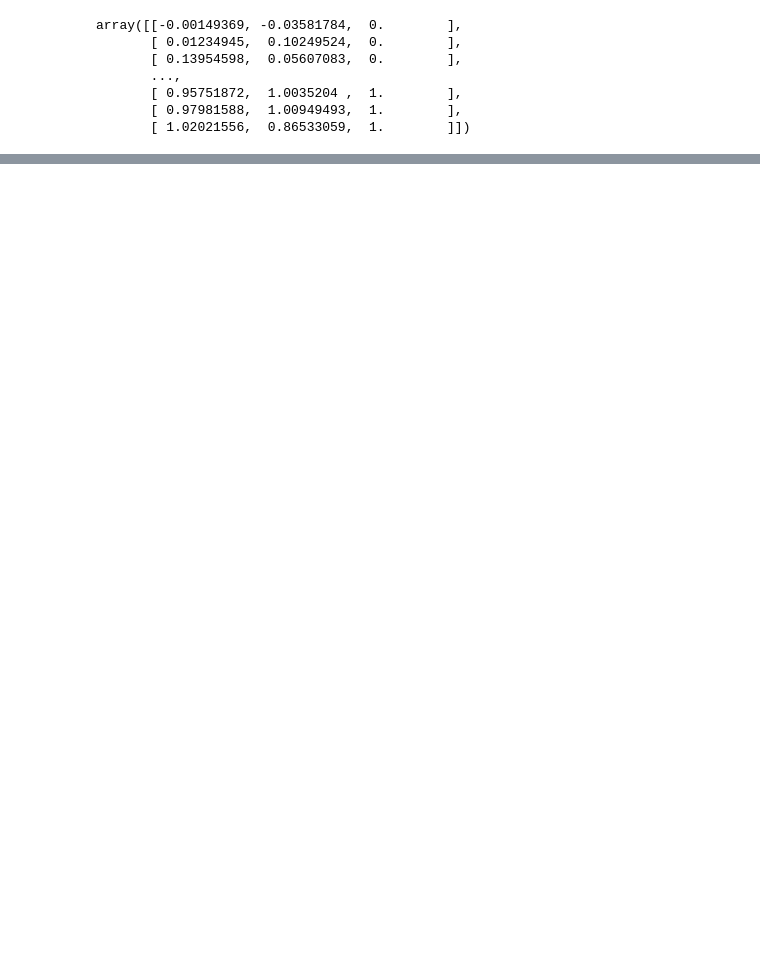
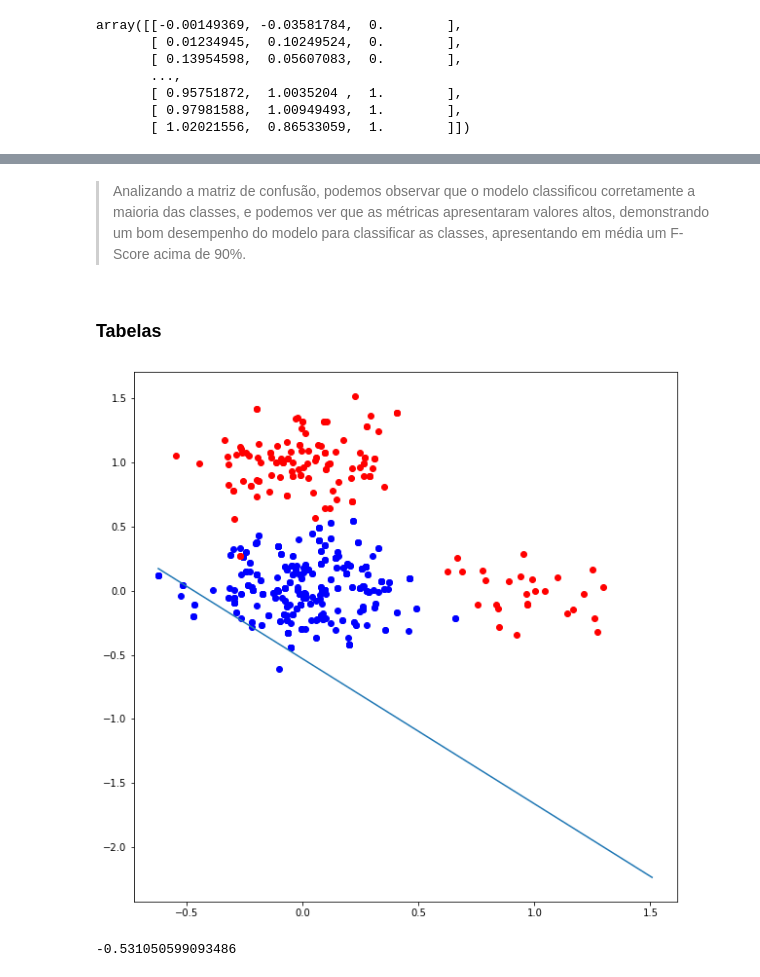
Before and after one commit to danilo-uea/RNA-2021.1-AA2.1, a Jupyter notebook: RNA_AA_2_1.ipynb, the cells around one changed output, grey strips where cells are left out. Saved outputs shown, nothing was run; the diff lists cells and outputs as text; code cells hidden in the pictures; blank space fills up the shorter version.

```diff
--- a/RNA_AA_2_1.ipynb
+++ b/RNA_AA_2_1.ipynb
@@ -371,0 +417,4 @@ Total de épocas:  10
+# %%
+path3 = "data/dataHoldout.txt"
+dataHoldout = import_data(path3)
+dataHoldout
@@ -371,0 +451,9 @@ Total de épocas:  10
+# %%
+n_DataHouldout = 0.1 # taxa de aprendizado
+teta_DataHouldout = 0 #degrau
+w_DataHouldout = np.random.uniform(-0.5, 0.5, 3) #min, max, numero_de_valores
+print("Vetor de pesos iniciais: ")
+print(w_DataHouldout)
+dataHoldout = addBias(dataHoldout, 1)
+print("\n\nDados de entrada com o vies: \n [x1, x2, vies, y] \n")
+dataHoldout
@@ -371,0 +474,14 @@ Total de épocas:  10
+# %%
+lenDataHouldout = len(dataHoldout)
+print("Tamanho do dataset: " + str(lenDataHouldout))
+sliceIndex = len(dataHoldout)*0.7
+print("Quantidade de elementos que vao compor o conjunto de treino (70\%): " + str(sliceIndex))
+print("Quantidade de elementos que vao compor o conjunto de teste (30\%): " + str(lenDataHouldout - sliceIndex))
+
+dataHoldout_train = dataHoldout[slice(0, int(sliceIndex))]
+dataHoldout_test = dataHoldout[slice(int(sliceIndex), int(lenDataHouldout))]
+
+print("\nConjunto de treino: \n")
+print(dataHoldout_train)
+print("\nConjunto de teste: \n")
+print(dataHoldout_test)
@@ -371,0 +511,2 @@ Total de épocas:  10
+# %%
+(houldoutWeights, epochsHouldout, adjustsHouldout) = perceptronLearning(dataHoldout_train, w_DataHouldout, 100, n_DataHouldout, teta_DataHouldout)
@@ -371,0 +605,16 @@ Total de épocas:  10
+# %% [markdown]
+
+
+> Analizando a matriz de confusão, podemos observar que o modelo classificou corretamente a maioria das classes, e podemos ver que as métricas apresentaram valores altos, demonstrando um bom desempenho do modelo para classificar as classes, apresentando em média um F-Score acima de 90%.
+# %% [markdown]
+### Tabelas
+# %%
+plotLine(dataHoldout_train)
+peso = np.flip(houldoutWeights)
+x = intervalo_x(dataHoldout_train)
+plt.plot(x, (peso[0]/peso[2]) - ((peso[1]/peso[2]) * x))
+plt.show()
+print (peso[0]/peso[2])
+# %% [output]
+[figure, added]
+-0.531050599093486
```
Also changed, not shown: parts of 35 cells of this notebook.
